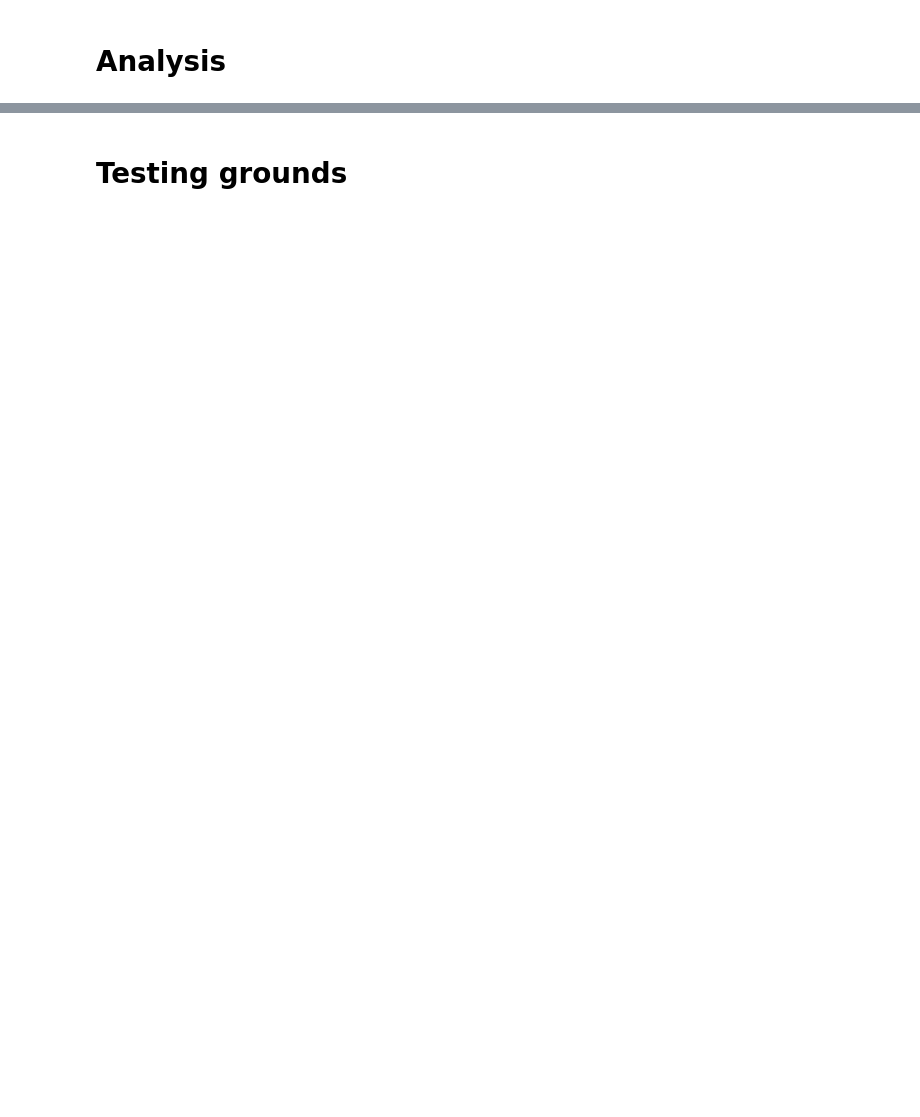
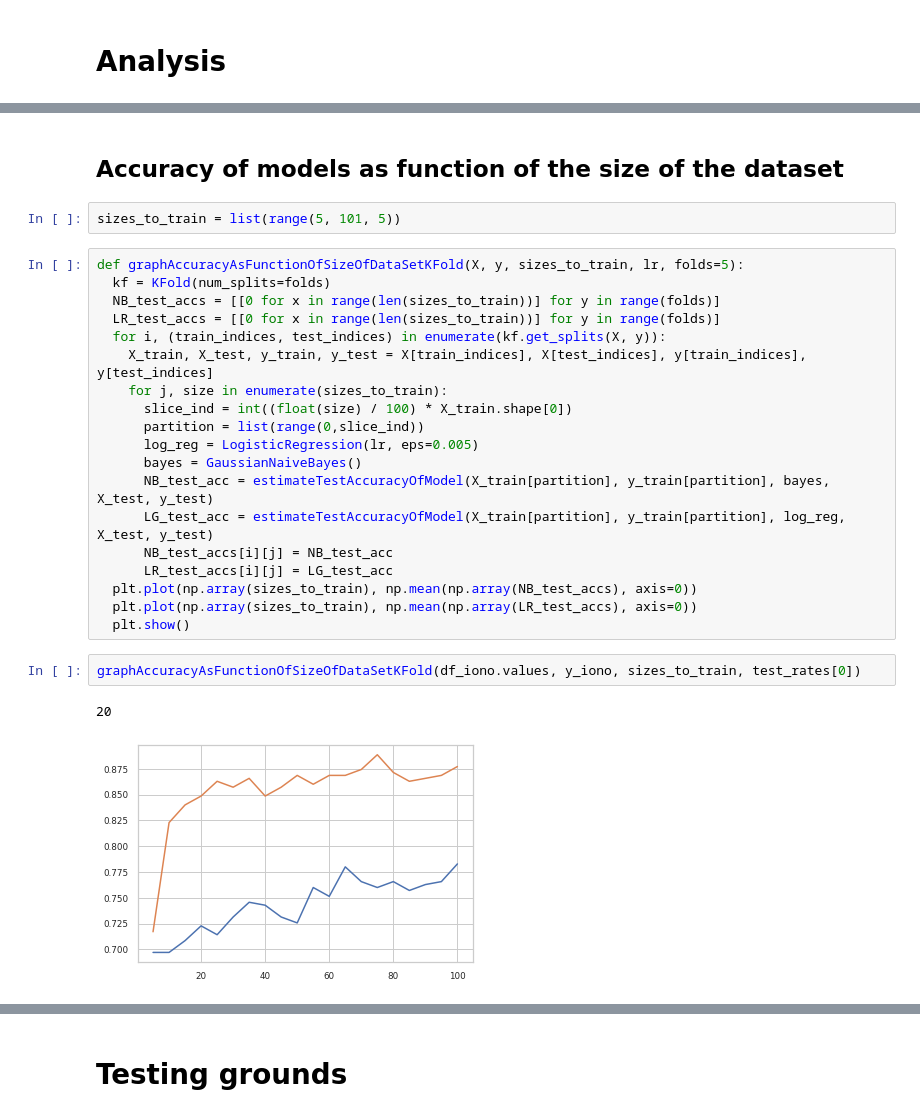
Before and after one commit to hongkuntian/comp551-applied-machine-learning, a Jupyter notebook: project1/miniproject1.ipynb, the cells around one changed output, grey strips where cells are left out. Cells and saved outputs as stored; diff of their text form; blank space fills up the shorter version.

```diff
--- a/project1/miniproject1.ipynb
+++ b/project1/miniproject1.ipynb
@@ -539,0 +846,28 @@ Train: [0 1 2 3] Validation: [4 5]
+# %% [markdown]
+## Accuracy of models as function of the size of the dataset
+# %%
+sizes_to_train = list(range(5, 101, 5))
+# %%
+def graphAccuracyAsFunctionOfSizeOfDataSetKFold(X, y, sizes_to_train, lr, folds=5):
+  kf = KFold(num_splits=folds)
+  NB_test_accs = [[0 for x in range(len(sizes_to_train))] for y in range(folds)]
+  LR_test_accs = [[0 for x in range(len(sizes_to_train))] for y in range(folds)]
+  for i, (train_indices, test_indices) in enumerate(kf.get_splits(X, y)):
+    X_train, X_test, y_train, y_test = X[train_indices], X[test_indices], y[train_indices], y[test_indices]
+    for j, size in enumerate(sizes_to_train):
+      slice_ind = int((float(size) / 100) * X_train.shape[0])
+      partition = list(range(0,slice_ind))
+      log_reg = LogisticRegression(lr, eps=0.005)
+      bayes = GaussianNaiveBayes()
+      NB_test_acc = estimateTestAccuracyOfModel(X_train[partition], y_train[partition], bayes, X_test, y_test)
+      LG_test_acc = estimateTestAccuracyOfModel(X_train[partition], y_train[partition], log_reg, X_test, y_test)
+      NB_test_accs[i][j] = NB_test_acc
+      LR_test_accs[i][j] = LG_test_acc
+  plt.plot(np.array(sizes_to_train), np.mean(np.array(NB_test_accs), axis=0))
+  plt.plot(np.array(sizes_to_train), np.mean(np.array(LR_test_accs), axis=0))
+  plt.show()
+# %%
+graphAccuracyAsFunctionOfSizeOfDataSetKFold(df_iono.values, y_iono, sizes_to_train, test_rates[0])
+# %% [output]
+20
+[figure, added]
```
Also changed, not shown: parts of 78 cells of this notebook.
